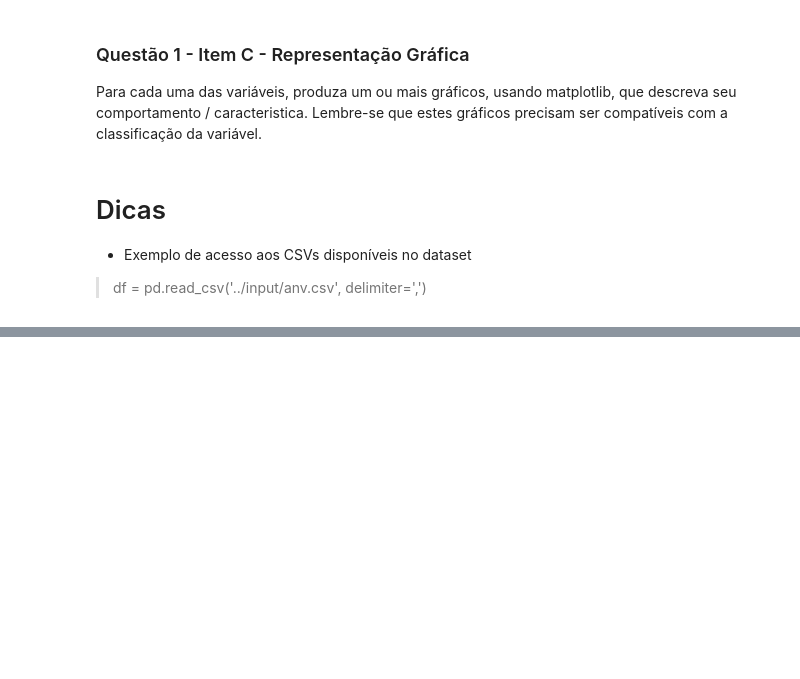
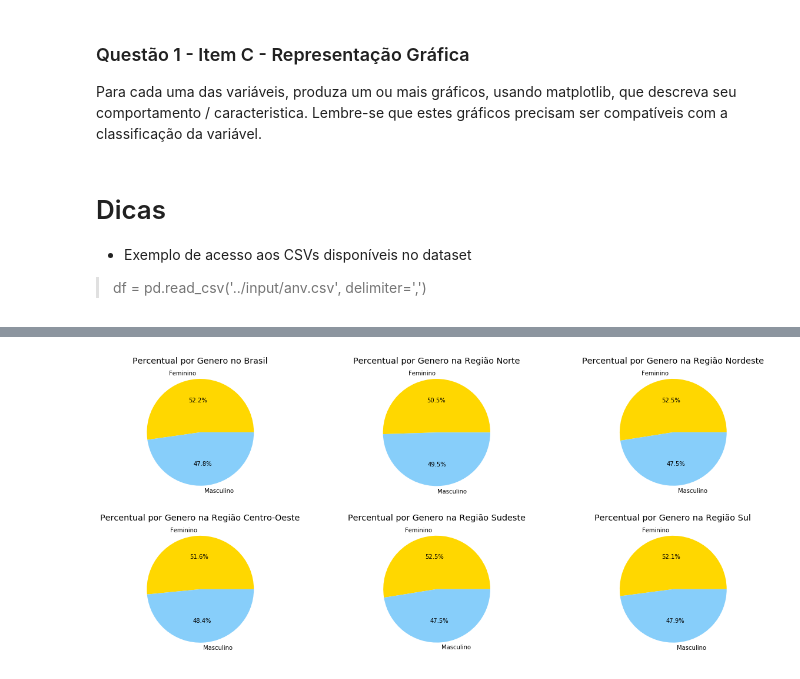
Before and after one commit to aabrantes/datascience, a Jupyter notebook: kernel.ipynb, the cells around one changed output, grey strips where cells are left out. Cells and saved outputs as stored; diff of their text form; code cells hidden in the pictures; blank space fills up the shorter version.

```diff
--- a/kernel.ipynb
+++ b/kernel.ipynb
@@ -37,0 +35,8 @@ df.head(1)
+# %%
+import pandas as pd
+import numpy as np
+import matplotlib
+import matplotlib.pyplot as plt
+
+df = pd.read_csv('/temp/BR_eleitorado_2016_municipio.csv', delimiter=',')
+df.head(1)
@@ -37,0 +225,49 @@ df.head(1)
+# %%
+
+# Criação da figure com uma linha e duas colunas. Figsize define o tamanho da
+# figure
+fig, eixos = plt.subplots(nrows=2, ncols=3, figsize=(18,9))
+
+# Cria o gráfico de pizza na primeira posição com as configurações definidas
+pie_1 = eixos[0][0].pie(df_genero_eleitores, labels=['Feminino','Masculino'],
+                    autopct='%1.1f%%', colors=['gold', 'lightskyblue'])
+
+pie_2 = eixos[0][1].pie(df_genero_norte, labels=['Feminino','Masculino'],
+                    autopct='%1.1f%%', colors=['gold', 'lightskyblue'])
+
+pie_3 = eixos[0][2].pie(df_genero_nordeste, labels=['Feminino','Masculino'],
+                    autopct='%1.1f%%', colors=['gold', 'lightskyblue'])
+
+pie_4 = eixos[1][0].pie(df_genero_centro_oeste, labels=['Feminino','Masculino'],
+                    autopct='%1.1f%%', colors=['gold', 'lightskyblue'])
+
+pie_5 = eixos[1][1].pie(df_genero_sudeste, labels=['Feminino','Masculino'],
+                    autopct='%1.1f%%', colors=['gold', 'lightskyblue'])
+
+pie_6 = eixos[1][2].pie(df_genero_sul, labels=['Feminino','Masculino'],
+                    autopct='%1.1f%%', colors=['gold', 'lightskyblue'])
+
+# Define o título deste gráfico
+eixos[0][0].set_title('Percentual por Genero no Brasil')
+eixos[0][1].set_title('Percentual por Genero na Região Norte')
+eixos[0][2].set_title('Percentual por Genero na Região Nordeste')
+eixos[1][0].set_title('Percentual por Genero na Região Centro-Oeste')
+eixos[1][1].set_title('Percentual por Genero na Região Sudeste')
+eixos[1][2].set_title('Percentual por Genero na Região Sul')
+
+# Deixa os dois eixos iguais, fazendo com que o gráfico mantenha-se redondo
+eixos[0][0].axis('equal')
+eixos[0][1].axis('equal')
+eixos[0][2].axis('equal')
+eixos[1][0].axis('equal')
+eixos[1][1].axis('equal')
+eixos[1][2].axis('equal')
+
+
+plt.axis('equal')
+
+# Ajusta o espaço entre os dois gráficos
+plt.subplots_adjust(wspace=1)
+plt.show()
+# %% [output]
+[figure, added]
```
Also changed, not shown: parts of 17 cells of this notebook, 2 other files.
